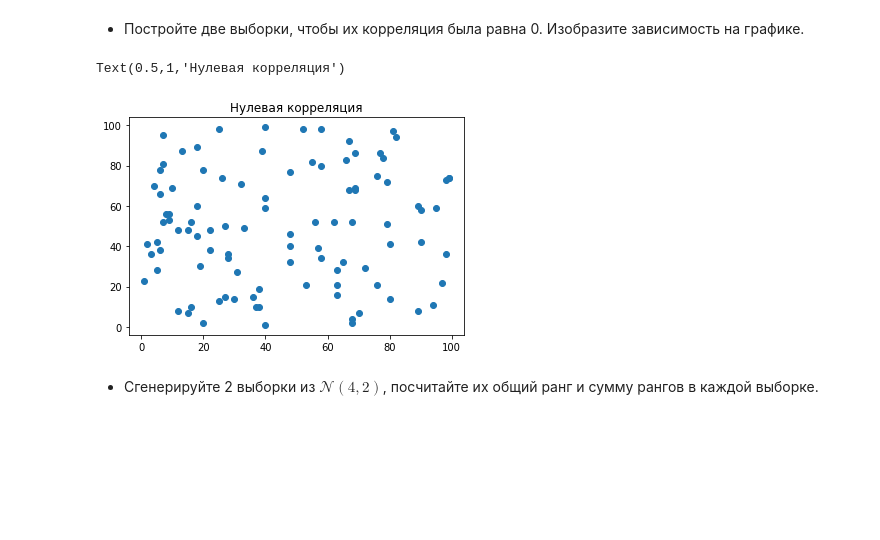
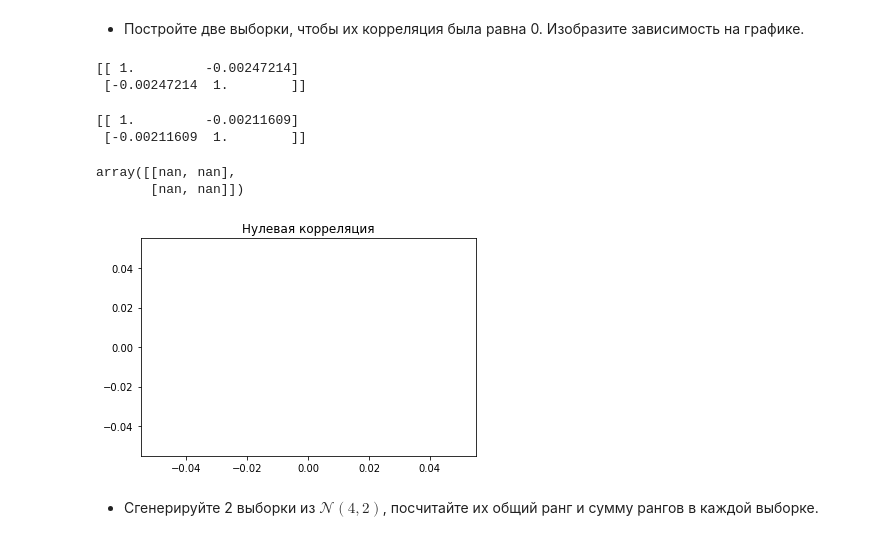
Before and after one commit to Ilmetov/Netology_ilmetov, a Jupyter notebook: Ter_Ver_And_Stat/Probability_4/hw2_ilmetov.ipynb, the cells around one changed output. Cells and saved outputs as stored; diff of their text form; code cells hidden in the pictures; blank space fills up the shorter version.

```diff
--- a/Ter_Ver_And_Stat/Probability_4/hw2_ilmetov.ipynb
+++ b/Ter_Ver_And_Stat/Probability_4/hw2_ilmetov.ipynb
@@ -372,21 +379,53 @@ Text(0.5,1,'Отрицательная корреляция с коэффици
 [figure]
 # %% [markdown]
 - Постройте две выборки, чтобы их корреляция была равна 0. Изобразите зависимость на графике.
+# %%
+import numpy as np
+
+np.random.seed(1)
+
+# 1000 random integers between 0 and 50
+x = np.random.randint(0, 50, 10000)
+
+y = np.random.randint(0, 50, 10000)
+
+print(np.corrcoef(x, y))
+# %% [output]
+[[ 1.         -0.00247214]
+ [-0.00247214  1.        ]]
+# %%
+import numpy as np
+mu, sigma = 0, 1
+
+
+# 1000 random integers between 0 and 50
+x = np.random.normal(mu, sigma, 10000)
+
+y = np.random.randint(0, 50, 10000)
+print(np.corrcoef(x, y))
+
+
+#samples = numpy.random.normal(mu, sigma, 1000)
+# %% [output]
+[[ 1.         -0.00211609]
+ [-0.00211609  1.        ]]
 # %%
 #your code here
-a = []
-b = []
+a = np.array([])
+b = np.array([])
 for i in range(100):
-    a.append(np.random.randint(0,100,1))
+    np.append(a,4)
 
 for j in range(100):
-    b.append(np.random.randint(0,100,1))
+    np.append(b, 1)
 
 plt.scatter(a, b)
 plt.title('Нулевая корреляция')
+np.corrcoef(a, b)
 # %% [output]
-Text(0.5,1,'Нулевая корреляция')
+array([[nan, nan],
+       [nan, nan]])
-[figure, old version]
+[figure, new version]
 # %% [markdown]
 - Сгенерируйте 2 выборки из $\mathcal{N}(4,2)$, посчитайте их общий ранг и сумму рангов в каждой выборке.
 # %%
```
Also changed, not shown: parts of 16 cells of this notebook.
